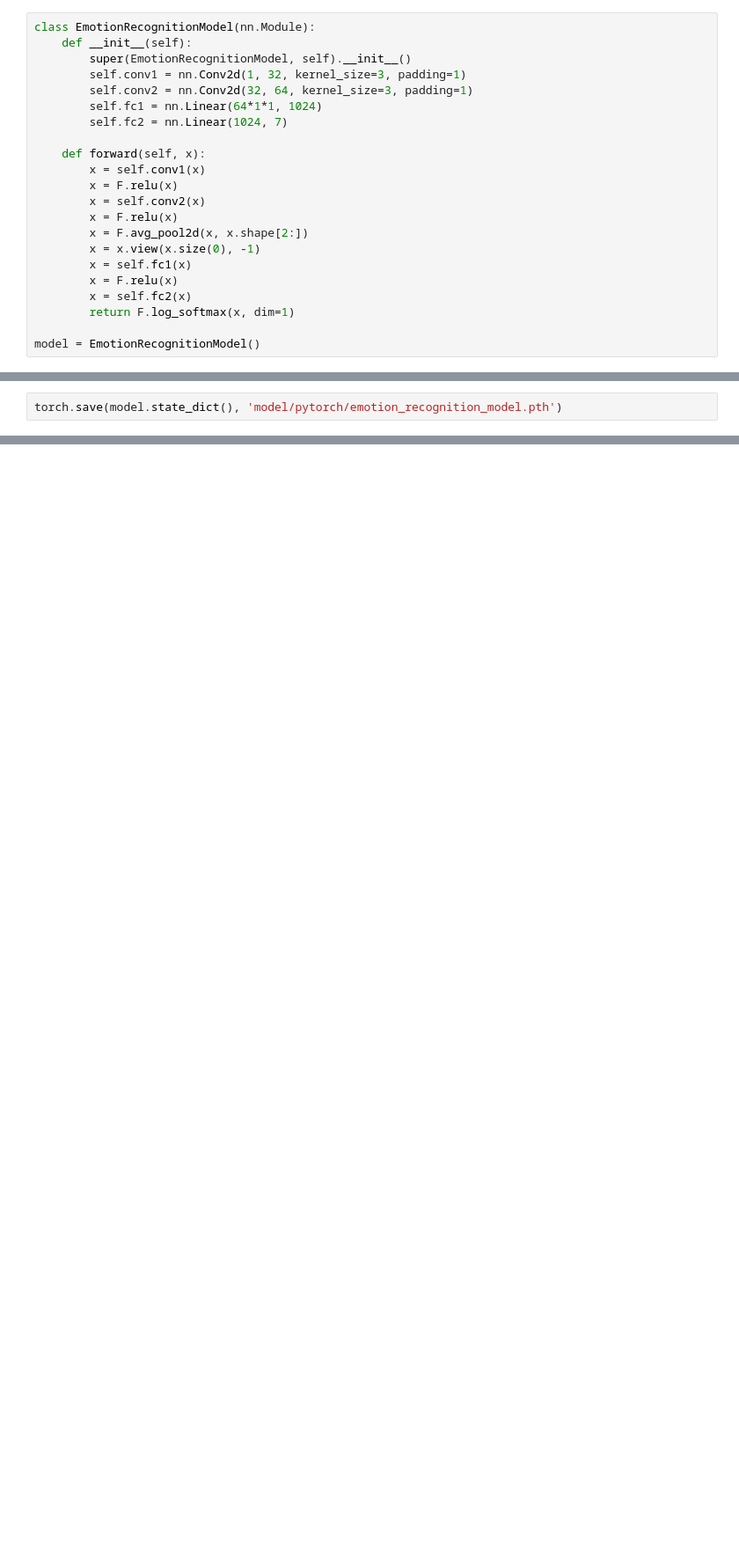
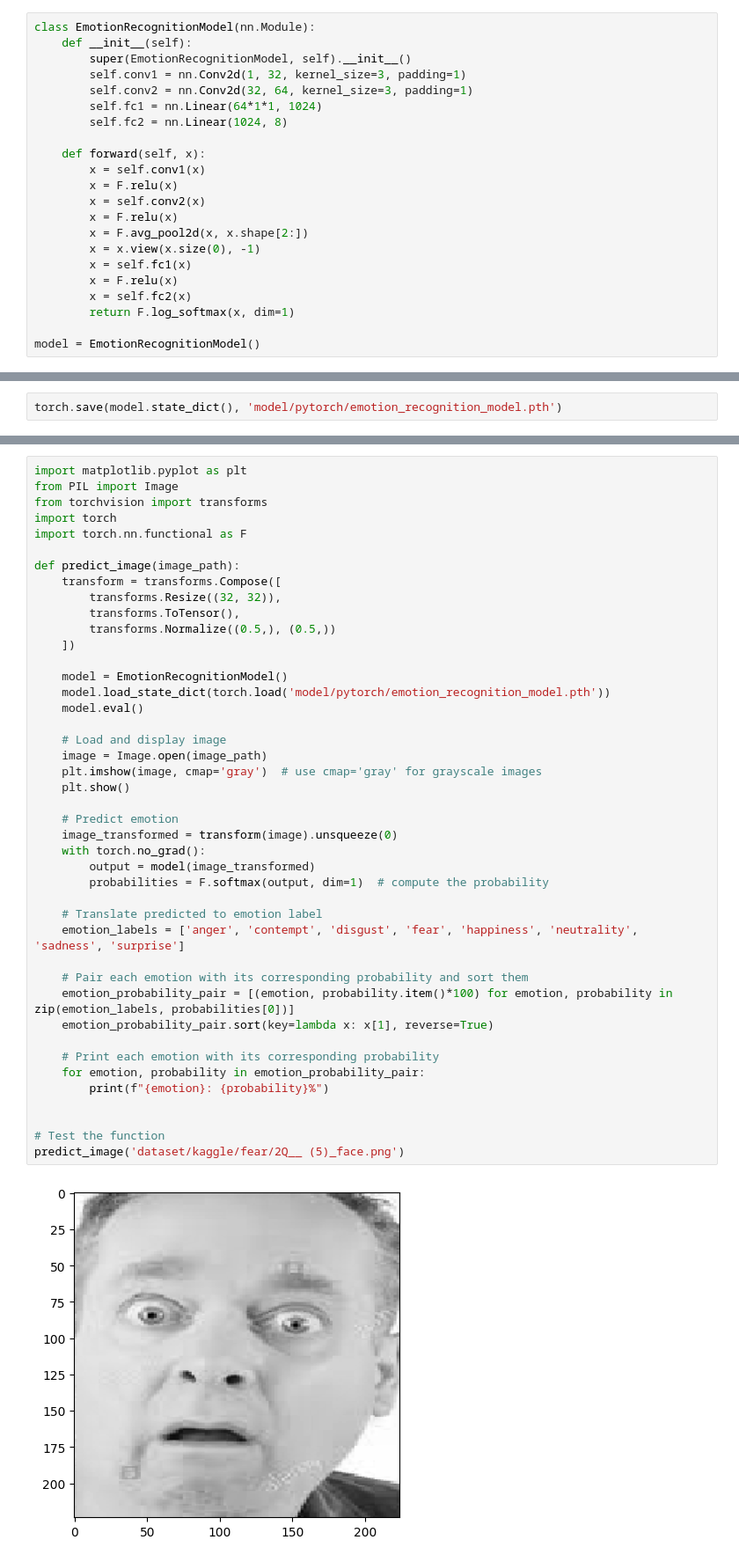
Before and after one commit to aditira/emotion-recognition, a Jupyter notebook: pytorch-train-model.ipynb, the cells around one changed output, grey strips where cells are left out. Shown: that part at 88% size. Saved outputs shown, nothing was run; the diff lists cells and outputs as text; blank space fills up the shorter version.

```diff
--- a/pytorch-train-model.ipynb
+++ b/pytorch-train-model.ipynb
@@ -14,7 +20,7 @@ class EmotionRecognitionModel(nn.Module):
         self.conv1 = nn.Conv2d(1, 32, kernel_size=3, padding=1)
         self.conv2 = nn.Conv2d(32, 64, kernel_size=3, padding=1)
         self.fc1 = nn.Linear(64*1*1, 1024)
-        self.fc2 = nn.Linear(1024, 7)
+        self.fc2 = nn.Linear(1024, 8)
 
     def forward(self, x):
         x = self.conv1(x)
@@ -110,0 +219,45 @@ print(predict_image('dataset/kaggle/happiness/2Q__ (10)_face.png'))
+# %%
+import matplotlib.pyplot as plt
+from PIL import Image
+from torchvision import transforms
+import torch
+import torch.nn.functional as F
+
+def predict_image(image_path):
+    transform = transforms.Compose([
+        transforms.Resize((32, 32)),
+        transforms.ToTensor(),
+        transforms.Normalize((0.5,), (0.5,))
+    ])
+
+    model = EmotionRecognitionModel()
+    model.load_state_dict(torch.load('model/pytorch/emotion_recognition_model.pth'))
+    model.eval()
+
+    # Load and display image
+    image = Image.open(image_path)
+    plt.imshow(image, cmap='gray')  # use cmap='gray' for grayscale images
+    plt.show()
+
+    # Predict emotion
+    image_transformed = transform(image).unsqueeze(0)
+    with torch.no_grad():
+        output = model(image_transformed)
+        probabilities = F.softmax(output, dim=1)  # compute the probability
+
+    # Translate predicted to emotion label
+    emotion_labels = ['anger', 'contempt', 'disgust', 'fear', 'happiness', 'neutrality', 'sadness', 'surprise']
+
+    # Pair each emotion with its corresponding probability and sort them
+    emotion_probability_pair = [(emotion, probability.item()*100) for emotion, probability in zip(emotion_labels, probabilities[0])]
+    emotion_probability_pair.sort(key=lambda x: x[1], reverse=True)
+
+    # Print each emotion with its corresponding probability
+    for emotion, probability in emotion_probability_pair:
+        print(f"{emotion}: {probability}%")
+
+
+# Test the function
+predict_image('dataset/kaggle/fear/2Q__ (5)_face.png')
+# %% [output]
+[figure, added]
```
Also changed, not shown: parts of 25 cells of this notebook, 2 other files.
